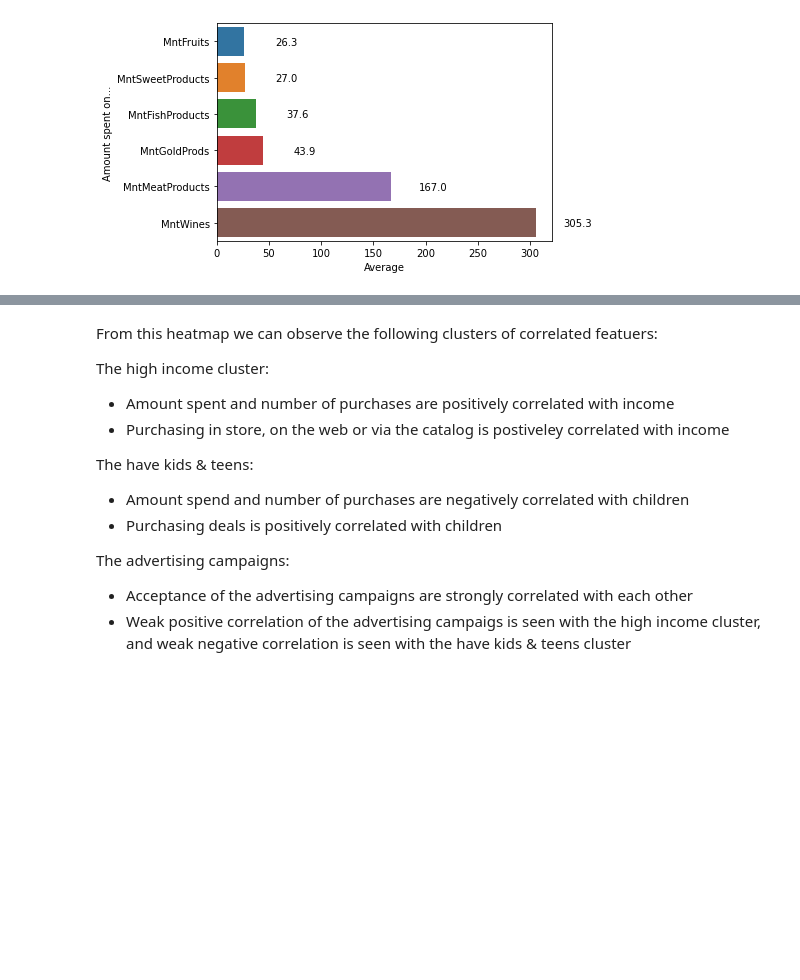
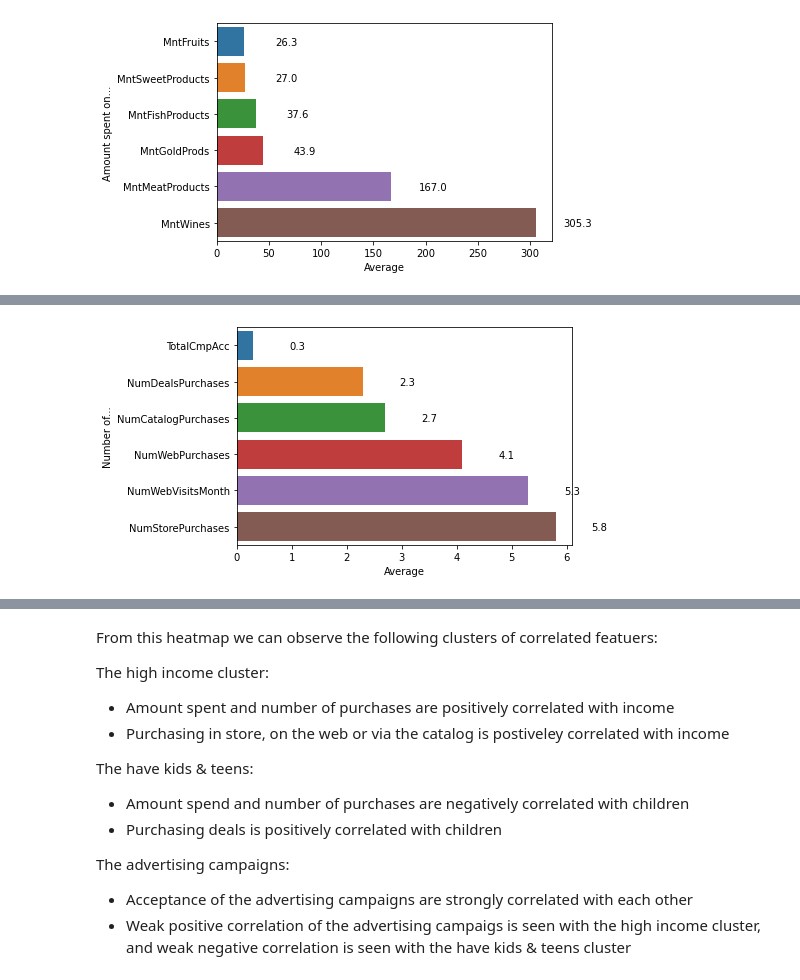
Before and after one commit to mmonch/Marketing_analysis, a Jupyter notebook: notebooks/plots.ipynb, the cells around one changed output, grey strips where cells are left out. Cells and saved outputs as stored; diff of their text form; code cells hidden in the pictures; blank space fills up the shorter version.

```diff
--- a/notebooks/plots.ipynb
+++ b/notebooks/plots.ipynb
@@ -103 +115,10 @@ for p, q in zip(ax.patches, spendings['Average']):
+# %%
+channels = pd.DataFrame(round(df[channel_cols].mean(), 1), columns=['Average']).sort_values(by='Average').reset_index()
+
+ax = sns.barplot(data=channels, x='Average', y='index')
+plt.ylabel('Number of...')
+for p,q in zip(ax.patches, channels['Average']):
+  ax.text(x=q+0.8, y=p.get_y()+0.5, s=q, ha="center");
+# %% [output]
+[figure, added]
 # %%
```
Also changed, not shown: parts of 7 cells of this notebook, 5 other files.
